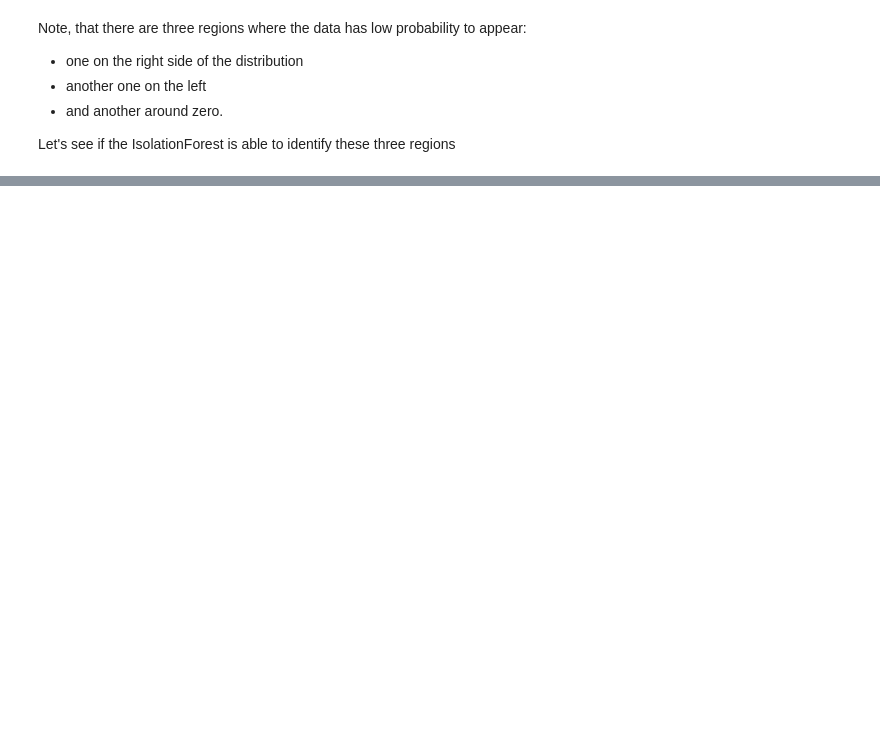
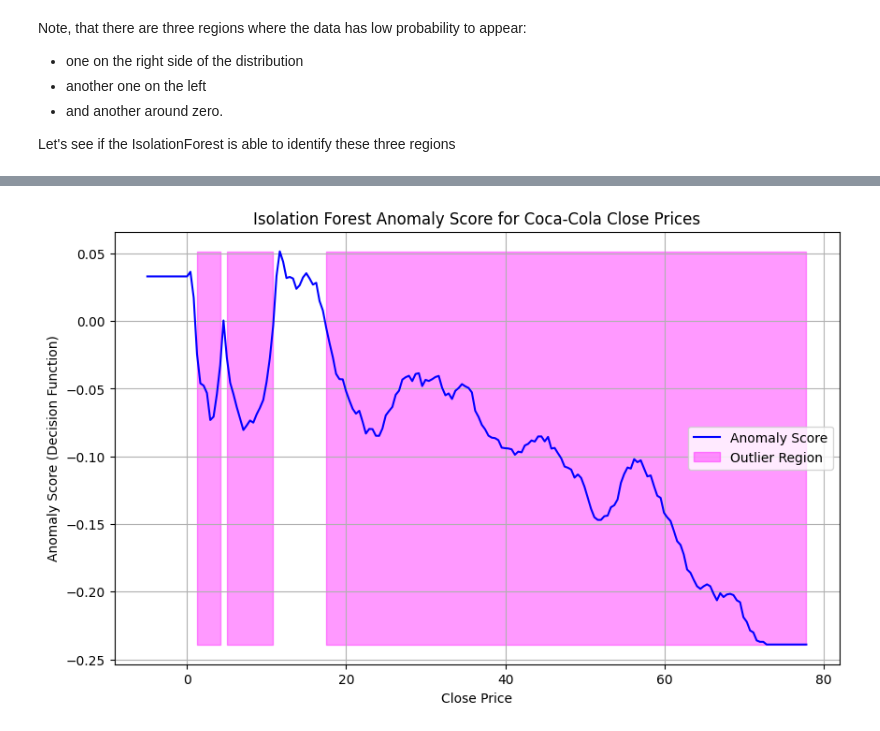
Before and after one commit to Vossbert/AML, a Jupyter notebook: Ex4.IsolationForest.ipynb, the cells around one changed output, grey strips where cells are left out. Drawn from its saved outputs; the diff is of its cells as text; code cells hidden in the pictures; blank space fills up the shorter version.

```diff
--- a/Ex4.IsolationForest.ipynb
+++ b/Ex4.IsolationForest.ipynb
@@ -53,5 +57,12 @@ import pandas as pd
 
 np.random.seed(1)
 random_data = np.random.randn(50000,2)  * 20 + 20
+# %%
+# Not normally distributed
+df_nnorm = pd.read_csv("data/Ex1/Coca_Cola_historical_data.csv")
+# First normally distributed
+df_norm1 = pd.read_csv("data/Ex1/random_fitness_dataset.csv")
+# Second normally distributed
+df_norm2 = pd.read_csv("data/Ex1/SOCR-HeightWeight.csv")
 # %% [markdown]
 This code will output the predictions for each data point in an array. If the result is -1, it means that this specific data point is an outlier. If the result is 1, then it means that the data point is not an outlier.
@@ -111,0 +120,12 @@ plt.show()
+# %%
+#https://scikit-learn.org/stable/modules/generated/sklearn.ensemble.IsolationForest.html
+isolation_forest1 = IsolationForest(max_samples='auto', random_state = 1, contamination= 0.025) # contamination = DBSCAN eps
+
+close_data_reshaped = df_nnorm['Close'].values.reshape(-1, 1)
+# Note, that fit and predict is called mutually (compare with code below!)
+# Performs a fit on data and returns labels for that data
+outlier_labels = isolation_forest1.fit_predict(close_data_reshaped)
+
+print(outlier_labels[-400:])
+outlier_count = list(outlier_labels).count(-1)
+print(f"\nTotal outliers detected with contamination = 0.025: {outlier_count}")
@@ -111,0 +152,45 @@ plt.show()
+# %%
+import numpy as np
+import matplotlib.pyplot as plt
+from sklearn.ensemble import IsolationForest
+
+# --- Hyperparameters ---
+# The IsolationForest is an ensemble method, n_estimators=100 is a good standard.
+isolation_forest_close = IsolationForest(n_estimators=100, random_state=1)
+isolation_forest_close.fit(close_data_reshaped)
+
+# Determine a test range from below the min price to above the max price
+min_val = close_data_reshaped.min() - 5
+max_val = close_data_reshaped.max() + 5
+
+# Create 200 test points across this range
+anomaly_score_test_data = np.linspace(min_val, max_val, 200).reshape(-1, 1)
+
+# Get the anomaly score for each testing data point
+anomaly_score = isolation_forest_close.decision_function(anomaly_score_test_data)
+
+#  Classify into an outlier or not
+outlier_labels = isolation_forest_close.predict(anomaly_score_test_data)
+
+# Visualization
+plt.figure(figsize=(10, 6))
+plt.plot(anomaly_score_test_data, anomaly_score, label='Anomaly Score', color='blue')
+
+plt.fill_between(
+    anomaly_score_test_data.T[0],
+    np.min(anomaly_score),
+    np.max(anomaly_score),
+    where=outlier_labels == -1,
+    color='#FF00FF',
+    alpha=0.4,
+    label='Outlier Region'
+)
+
+plt.legend()
+plt.ylabel('Anomaly Score (Decision Function)')
+plt.xlabel('Close Price')
+plt.title('Isolation Forest Anomaly Score for Coca-Cola Close Prices')
+plt.grid(True)
+plt.show()
+# %% [output]
+[figure, added]
```
Also changed, not shown: parts of 16 cells of this notebook, 4 other files.
